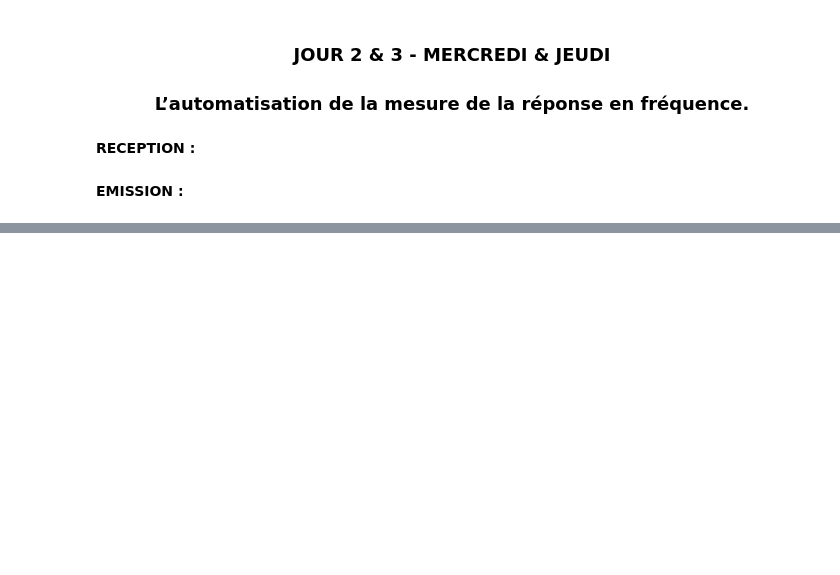
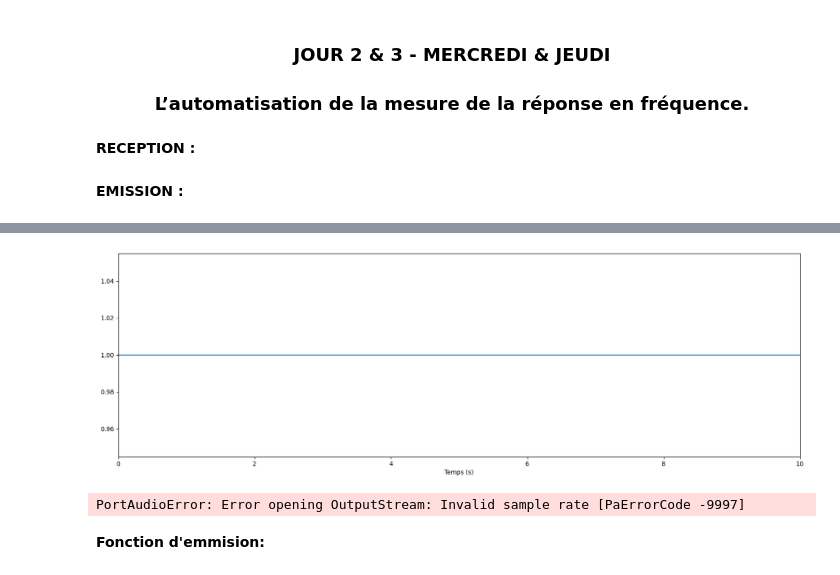
Before and after one commit to theohuguet01/sae103, a Jupyter notebook: SAE_Trans.ipynb, the cells around one changed output, grey strips where cells are left out. Drawn from its saved outputs; the diff is of its cells as text; code cells hidden in the pictures; blank space fills up the shorter version.

```diff
--- a/SAE_Trans.ipynb
+++ b/SAE_Trans.ipynb
@@ -794,0 +847,8 @@ L'amplitude émise est :  1.902113032685218
+# %%
+while True:
+    un()
+# %% [output]
+[figure, added]
+PortAudioError: Error opening OutputStream: Invalid sample rate [PaErrorCode -9997]
+# %% [markdown]
+**Fonction d'emmision:**
```
Also changed, not shown: parts of 19 cells of this notebook, 2 other files.
